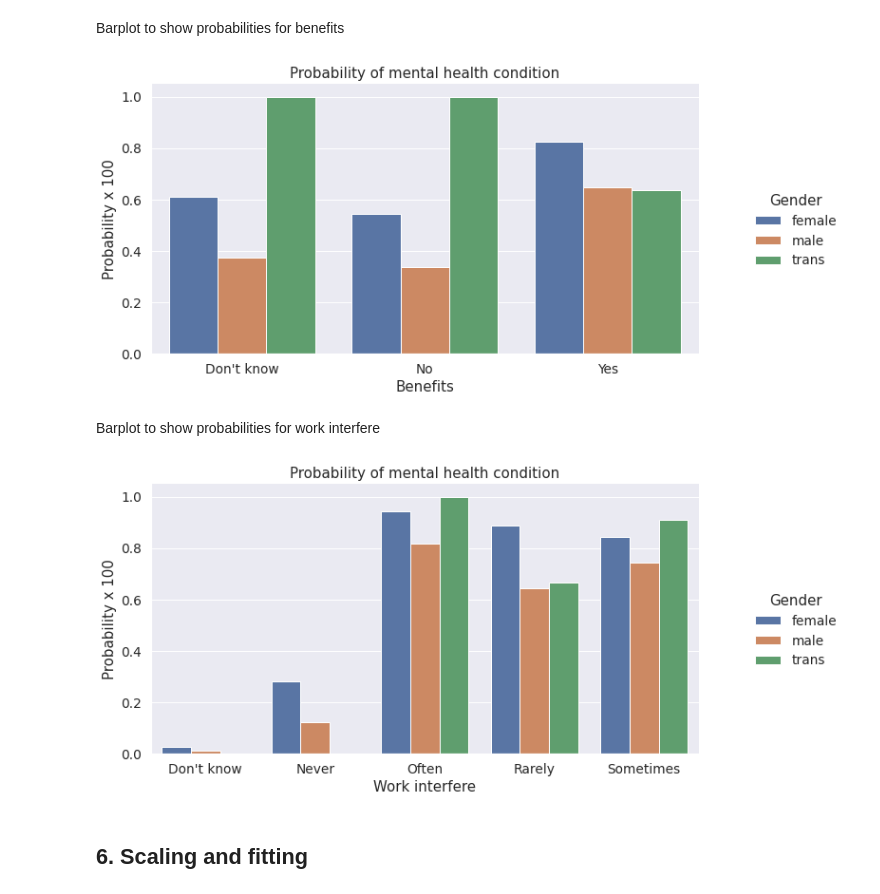
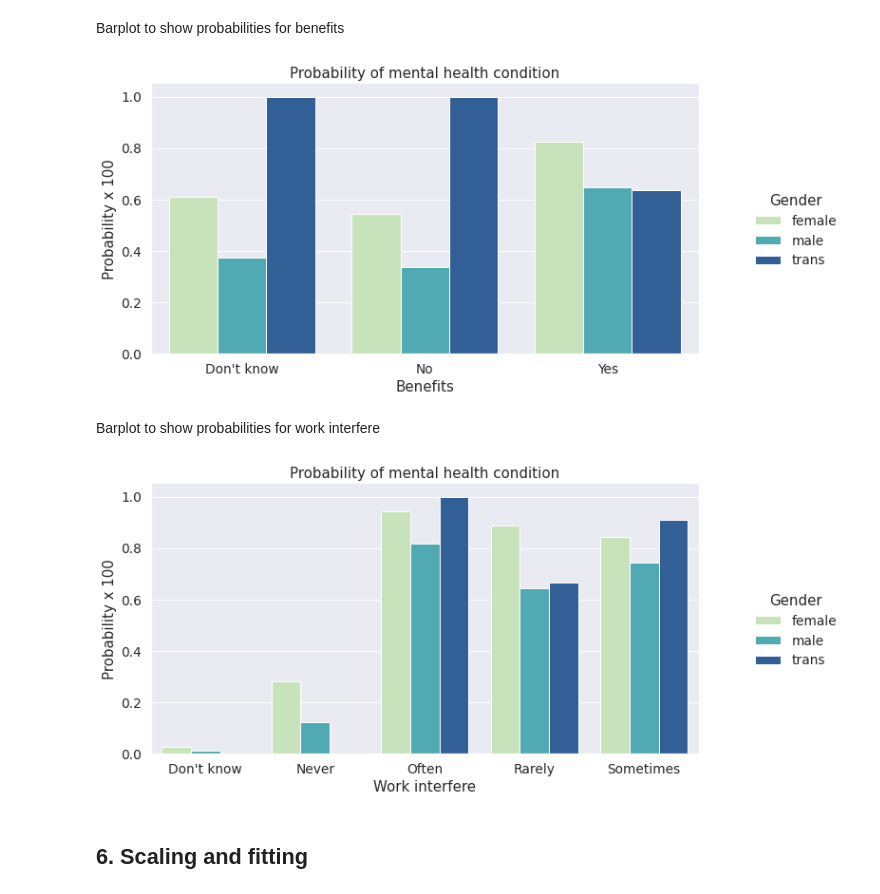
Before and after one commit to StefaniaSferragatta/fds, a Jupyter notebook: machine-learning-for-mental-health-1.ipynb, the cells around one changed output. Saved outputs shown, nothing was run; the diff lists cells and outputs as text; code cells hidden in the pictures.

```diff
--- a/machine-learning-for-mental-health-1.ipynb
+++ b/machine-learning-for-mental-health-1.ipynb
@@ -365,8 +355,9 @@ plt.legend(labels = ["Treatment" , "No_treatment"],loc='best');
 Draw a nested barplot to show probabilities for class and sex
 # %%
 o = labelDict['label_age_range']
+colors = 'YlGnBu'
 #we have changed the factorplot into the catplot since the first one is deprecated
-g = sns.catplot(x="age_range", y="treatment", hue="Gender", data=train_df, kind="bar",  ci=None, height=5, aspect=2, legend_out = True)
+g = sns.catplot(x="age_range", y="treatment", hue="Gender", data=train_df, kind="bar", palette= colors , ci=None, height=5, aspect=2, legend_out = True)
 g.set_xticklabels(o)
 
 plt.title('Probability of mental health condition')
@@ -388,7 +379,7 @@ Barplot to show probabilities for family history
 # %%
 o = labelDict['label_family_history']
 #we have changed the factorplot into the catplot since the first one is deprecated
-g = sns.catplot(x="family_history", y="treatment", hue="Gender", data=train_df, kind="bar", ci=None, height=5, aspect=2, legend_out = True)
+g = sns.catplot(x="family_history", y="treatment", hue="Gender", palette=colors, data=train_df, kind="bar", ci=None, height=5, aspect=2, legend_out = True)
 g.set_xticklabels(o)
 plt.title('Probability of mental health condition')
 plt.ylabel('Probability x 100')
@@ -408,7 +399,7 @@ plt.show()
 Barplot to show probabilities for care options
 # %%
 o = labelDict['label_care_options']
-g = sns.catplot(x="care_options", y="treatment", hue="Gender", data=train_df, kind="bar", ci=None, height=5, aspect=2, legend_out = True)
+g = sns.catplot(x="care_options", y="treatment", hue="Gender", palette=colors, data=train_df, kind="bar", ci=None, height=5, aspect=2, legend_out = True)
 g.set_xticklabels(o)
 plt.title('Probability of mental health condition')
 plt.ylabel('Probability x 100')
@@ -427,7 +418,7 @@ plt.show()
 Barplot to show probabilities for benefits
 # %%
 o = labelDict['label_benefits']
-g = sns.catplot(x="care_options", y="treatment", hue="Gender", data=train_df, kind="bar", ci=None, height=5, aspect=2, legend_out = True)
+g = sns.catplot(x="care_options", y="treatment", hue="Gender",palette=colors, data=train_df, kind="bar", ci=None, height=5, aspect=2, legend_out = True)
 g.set_xticklabels(o)
 plt.title('Probability of mental health condition')
 plt.ylabel('Probability x 100')
@@ -441,26 +432,26 @@ for t, l in zip(g._legend.texts, new_labels): t.set_text(l)
 g.fig.subplots_adjust(top=0.9,right=0.8)
 plt.show()
 # %% [output]
-[figure, old version]
+[figure, new version]
 # %% [markdown]
 Barplot to show probabilities for work interfere
 # %%
 o = labelDict['label_work_interfere']
-g = sns.catplot(x="work_interfere", y="treatment", hue="Gender", data=train_df, kind="bar", ci=None, height=5, aspect=2, legend_out = True)
+g = sns.catplot(x="work_interfere", y="treatment", hue="Gender",palette=colors, data=train_df, kind="bar", ci=None, height=5, aspect=2, legend_out = True)
 g.set_xticklabels(o)
 plt.title('Probability of mental health condition')
 plt.ylabel('Probability x 100')
 plt.xlabel('Work interfere')
 
 # replace legend labels
 new_labels = labelDict['label_Gender']
 for t, l in zip(g._legend.texts, new_labels): t.set_text(l)
 
 # Positioning the legend
 g.fig.subplots_adjust(top=0.9,right=0.8)
 plt.show()
 # %% [output]
-[figure, old version]
+[figure, new version]
 # %% [markdown]
 <a id='Scaling_and_fitting'></a>
 ## **6. Scaling and fitting** ##
```
Also changed, not shown: parts of 28 cells of this notebook.
